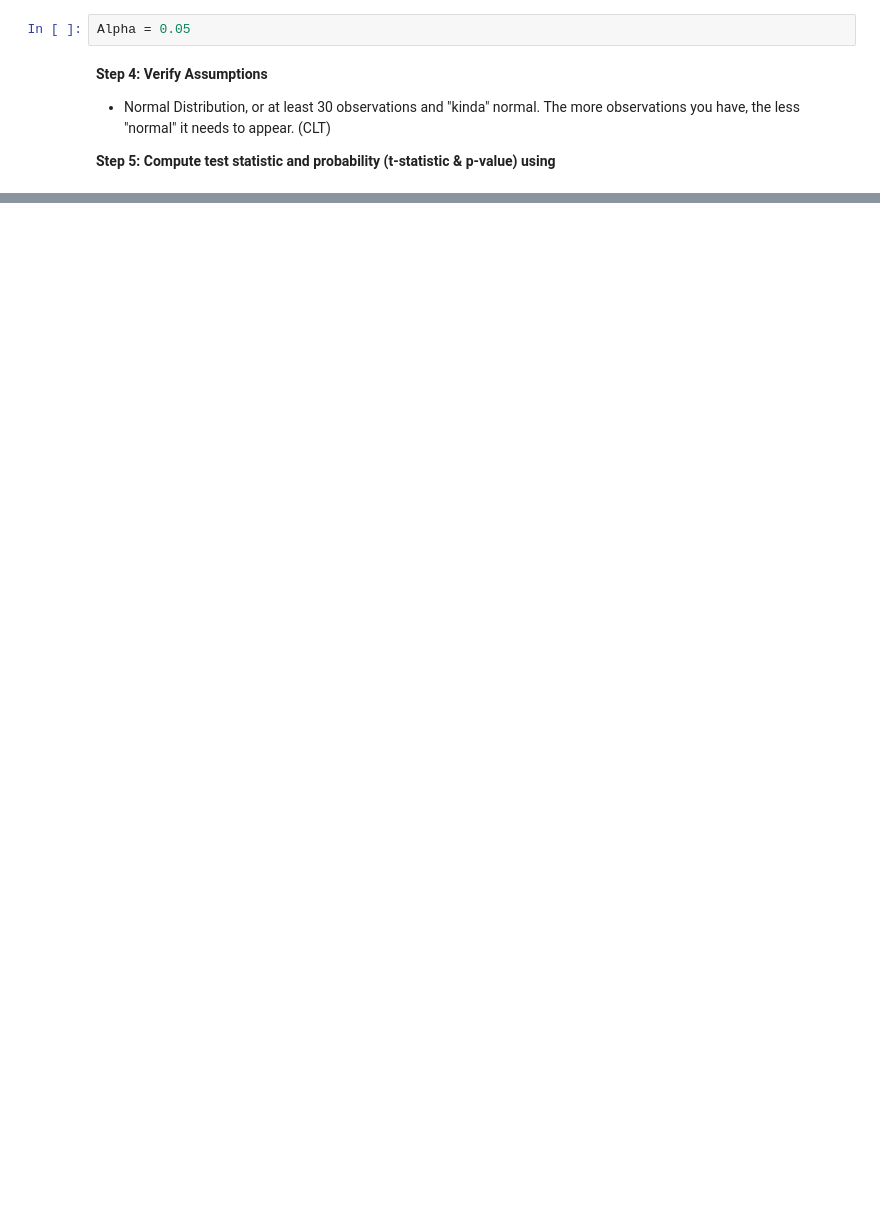
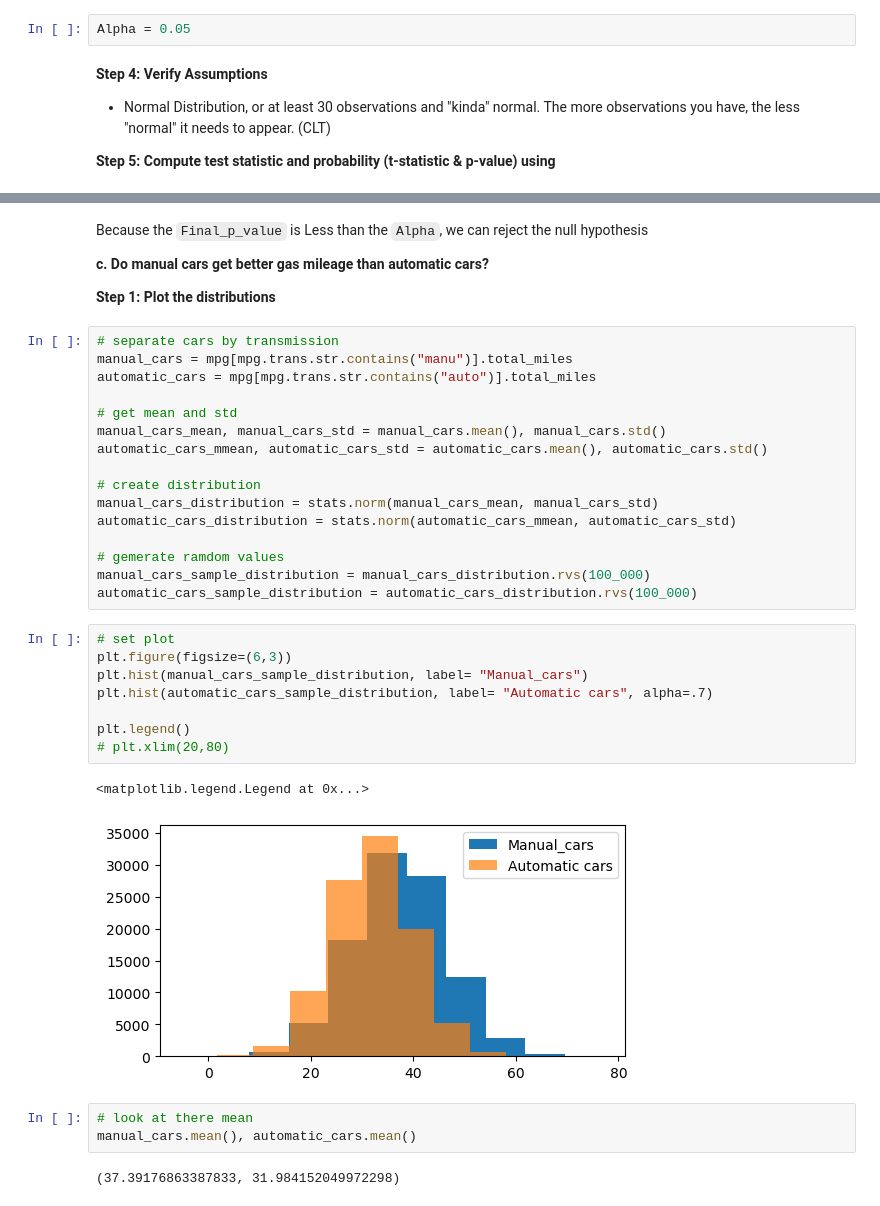
Before and after one commit to MigashaneVictoire/statistics-exercises, a Jupyter notebook: hypothesis_testing.ipynb, the cells around one changed output, grey strips where cells are left out. Saved outputs shown, nothing was run; the diff lists cells and outputs as text; blank space fills up the shorter version.

Commit message:
complet hypothesis testing exercises and add .gitignore

```diff
--- a/hypothesis_testing.ipynb
+++ b/hypothesis_testing.ipynb
@@ -220,0 +378,38 @@ t_stats,p_value
+# %% [markdown]
+Because the `Final_p_value` is Less than the `Alpha`, we can reject the null hypothesis
+
+**c. Do manual cars get better gas mileage than automatic cars?**
+
+**Step 1: Plot the distributions**
+# %%
+# separate cars by transmission
+manual_cars = mpg[mpg.trans.str.contains("manu")].total_miles
+automatic_cars = mpg[mpg.trans.str.contains("auto")].total_miles
+
+# get mean and std
+manual_cars_mean, manual_cars_std = manual_cars.mean(), manual_cars.std()
+automatic_cars_mmean, automatic_cars_std = automatic_cars.mean(), automatic_cars.std()
+
+# create distribution
+manual_cars_distribution = stats.norm(manual_cars_mean, manual_cars_std)
+automatic_cars_distribution = stats.norm(automatic_cars_mmean, automatic_cars_std)
+
+# gemerate ramdom values
+manual_cars_sample_distribution = manual_cars_distribution.rvs(100_000)
+automatic_cars_sample_distribution = automatic_cars_distribution.rvs(100_000)
+# %%
+# set plot
+plt.figure(figsize=(6,3))
+plt.hist(manual_cars_sample_distribution, label= "Manual_cars")
+plt.hist(automatic_cars_sample_distribution, label= "Automatic cars", alpha=.7)
+
+plt.legend()
+# plt.xlim(20,80)
+# %% [output]
+<matplotlib.legend.Legend at 0x...>
+[figure, added]
+# %%
+# look at there mean
+manual_cars.mean(), automatic_cars.mean()
+# %% [output]
+(37.39176863387833, 31.984152049972298)
```
Also changed, not shown: parts of 54 cells of this notebook, 1 other file.
